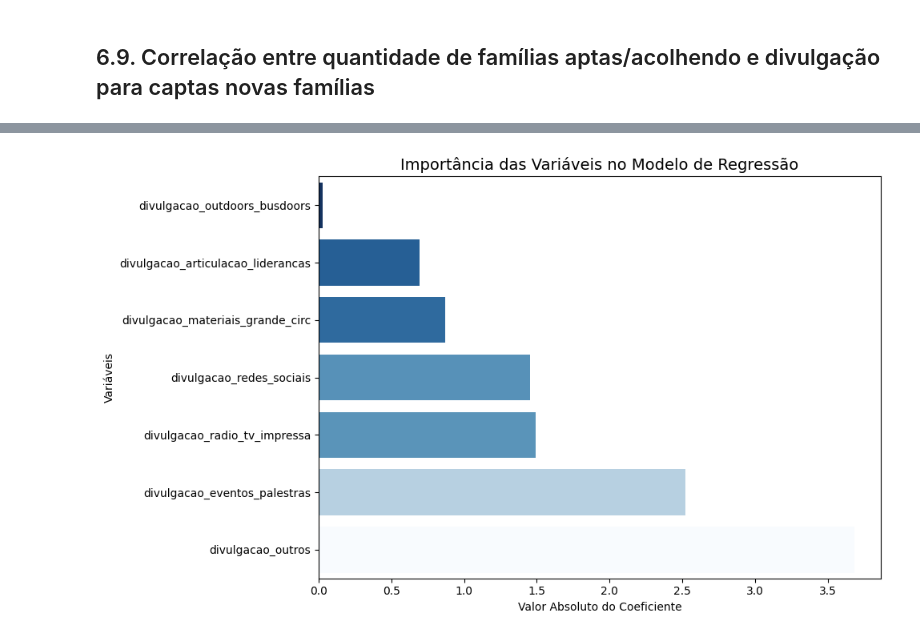
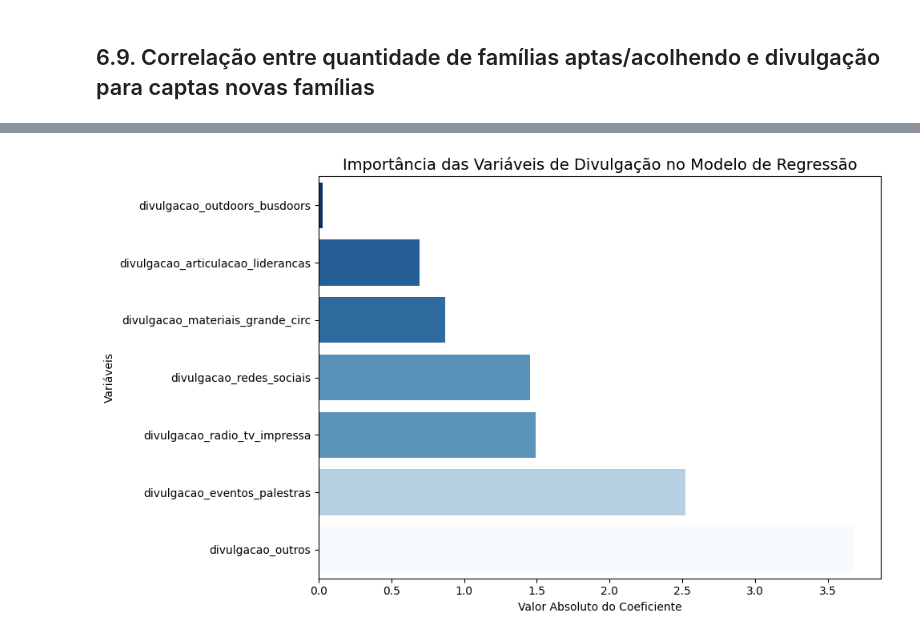
Before and after one commit to lab-dados-seges/familia-acolhedora, a Jupyter notebook: _sources/6_correlacoes.ipynb, the cells around one changed output, grey strips where cells are left out. Drawn from its saved outputs; the diff is of its cells as text; code cells hidden in the pictures.

```diff
--- a/_sources/6_correlacoes.ipynb
+++ b/_sources/6_correlacoes.ipynb
@@ -820,18 +820,21 @@ Covariance Type:                    nonrobust
 Notes:
 [1] Standard Errors assume that the covariance matrix of the errors is correctly specified.
 # %%
+# Obter os coeficientes do modelo ajustado
+coeficientes = modelo.params
+
 # Ordenar os coeficientes em termos absolutos (exceto o intercepto)
 coeficientes_sem_intercepto = coeficientes.drop('const').abs().sort_values()
 
 # Criar o gráfico
 plt.figure(figsize=(10, 6))
 sns.barplot(x=coeficientes_sem_intercepto, y=coeficientes_sem_intercepto.index, palette="Blues_r", hue=coeficientes_sem_intercepto, legend=False)
 
 # Adicionar rótulos e títulos
-plt.title("Importância das Variáveis no Modelo de Regressão", fontsize=14)
+plt.title("Importância das Variáveis de Divulgação no Modelo de Regressão", fontsize=14)
 plt.xlabel("Valor Absoluto do Coeficiente")
 plt.ylabel("Variáveis")
 plt.tight_layout()
 plt.show()
 # %% [output]
-[figure, old version]
+[figure, new version]
```
Also changed, not shown: parts of 3 cells of this notebook, 15 other files.
